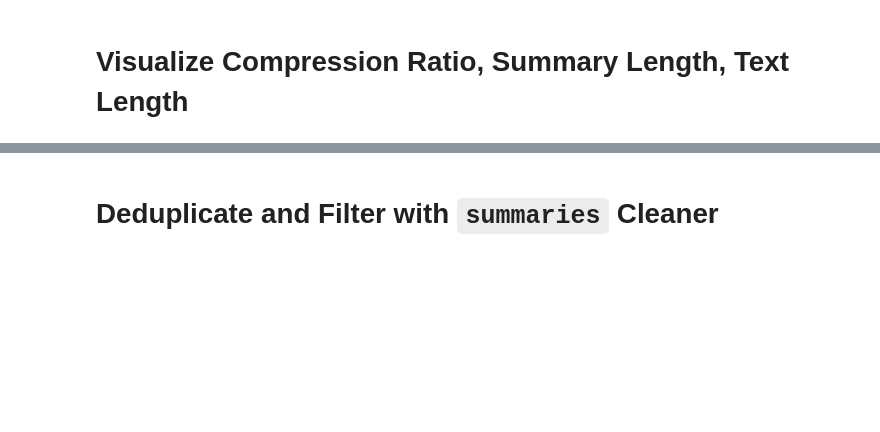
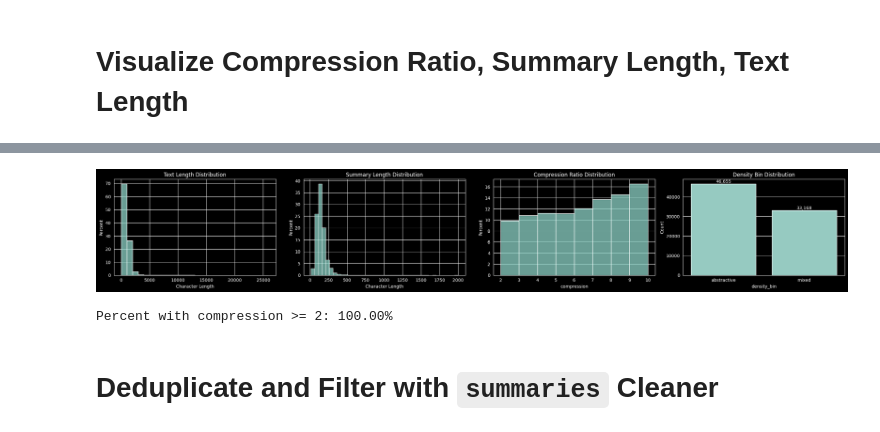
Before and after one commit to JacobAshoo/Summarization-Tiny-LM, a Jupyter notebook: data.ipynb, the cells around one changed output, grey strips where cells are left out. Cells and saved outputs as stored; diff of their text form; code cells hidden in the pictures; blank space fills up the shorter version.

```diff
--- a/data.ipynb
+++ b/data.ipynb
@@ -59,7 +59,7 @@ for file, split_name in [(TRAIN_FILE, "train"), (TEST_FILE, "test"), (VAL_FILE,
         df["summary"] = df["summary"].apply(clean_and_unescape)
 
         # Single combined filter — threshold matches Cleaner's min_compression_ratio
-        df = df[(df["compression"] >= 2.0) and (df["compression"] <= 10) and (df["density_bin"] != "extractive")].reset_index(drop=True)
+        df = df[(df["compression"] >= 2.0) & (df["compression"] <= 10) & (df["density_bin"] != "extractive")].reset_index(drop=True)
 
         out_path = f"{DATA_PATH}cleaned/{split_name}_{chunk_idx}.csv"
         df.to_csv(out_path, index=False)
@@ -87,26 +125,36 @@ print(df["compression"].describe())
 # %%
-fig, axes = plt.subplots(1, 3, figsize=(18, 4))
+fig, axes = plt.subplots(1, 4, figsize=(24, 4))
 
 sns.histplot(df["text"].str.len().clip(upper=100_000), kde=False, stat="percent", binwidth=1000, ax=axes[0])
 axes[0].set_title("Text Length Distribution")
 axes[0].set_xlabel("Character Length")
 axes[0].set_ylabel("Percent")
 
 sns.histplot(df["summary"].str.len().clip(upper=2000), kde=False, stat="percent", binwidth=50, ax=axes[1])
 axes[1].set_title("Summary Length Distribution")
 axes[1].set_xlabel("Character Length")
 axes[1].set_ylabel("Percent")
 
 sns.histplot(df["compression"].clip(upper=100), kde=False, stat="percent", binwidth=1, ax=axes[2])
 axes[2].set_title("Compression Ratio Distribution")
 axes[2].set_xlabel("compression")
 axes[2].set_ylabel("Percent")
 
+counts = df["density_bin"].value_counts()
+sns.barplot(x=counts.index, y=counts.values, ax=axes[3])
+axes[3].set_title("Density Bin Distribution")
+axes[3].set_xlabel("density_bin")
+axes[3].set_ylabel("Count")
+axes[3].bar_label(axes[3].containers[0], fmt="{:,.0f}")
+
 plt.tight_layout()
 plt.show()
 
 pct_compression_ge2 = (df["compression"] >= 2).mean()
 print(f"Percent with compression >= 2: {pct_compression_ge2:.2%}")
+# %% [output]
+[figure, added]
+Percent with compression >= 2: 100.00%
 # %% [markdown]
 # Deduplicate and Filter with `summaries` Cleaner
 # %%
```
Also changed, not shown: parts of 7 cells of this notebook, 7 other files.
